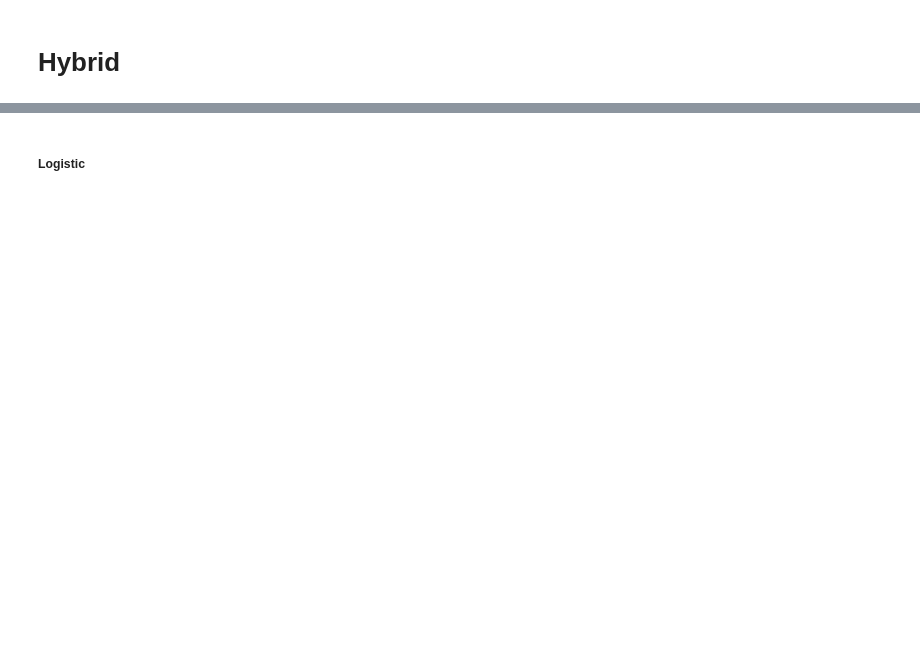
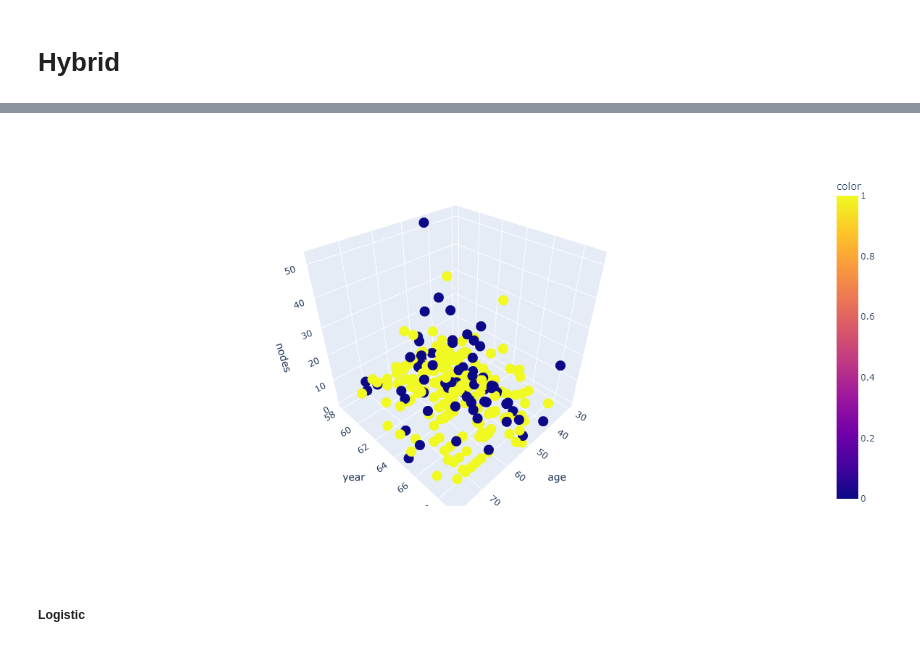
Before and after one commit to hu-yating/ResearchMethodology, a Jupyter notebook: imbalance.ipynb, the cells around one changed output, grey strips where cells are left out. Saved outputs shown, nothing was run; the diff lists cells and outputs as text; code cells hidden in the pictures; blank space fills up the shorter version.

```diff
--- a/imbalance.ipynb
+++ b/imbalance.ipynb
@@ -186,6 +282,7 @@ report_total.sort_values("roc_score")
 # %%
 import plotly.express as px
 
-fig = px.scatter_3d(dataframe, x='age', y='year', z='nodes',
-              color='survival',width=1000,height=600,size_max=2)
+fig = px.scatter_3d(X_SMOTEN, x='age', y='year', z='nodes',
+              color=y_SMOTEN,width=1000,height=600,size_max=2)
 fig.show()
+# %% [output]
@@ -192,3 +290,4 @@ fig.show()
+[figure, added]
 # %% [markdown]
 ##### Logistic
 # %%
```
Also changed, not shown: parts of 9 cells of this notebook.
